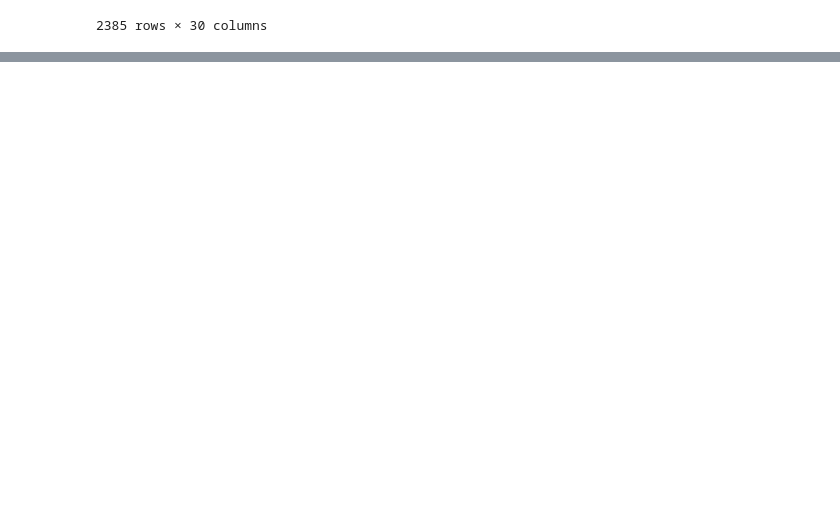
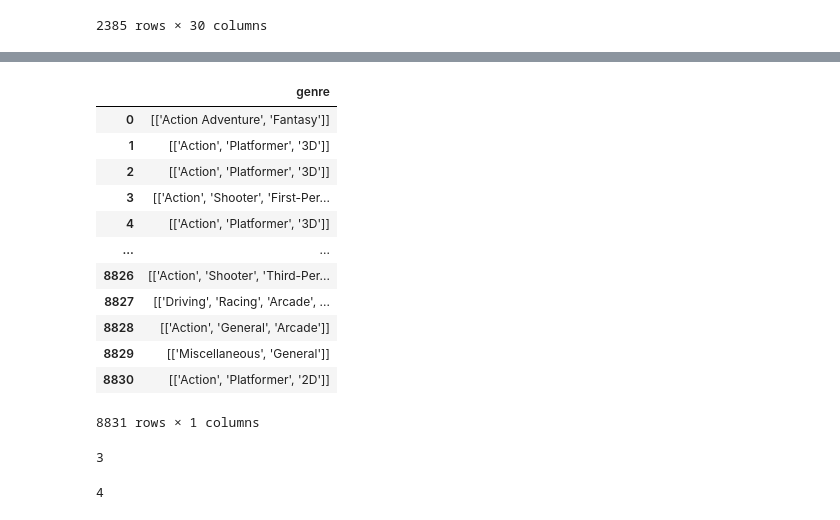
Before and after one commit to Marek-TL/BachelorThesis, a Jupyter notebook: bachelor_notebook.ipynb, the cells around one changed output, grey strips where cells are left out. Drawn from its saved outputs; the diff is of its cells as text; code cells hidden in the pictures; blank space fills up the shorter version.

```diff
--- a/bachelor_notebook.ipynb
+++ b/bachelor_notebook.ipynb
@@ -415,0 +509,32 @@ metacrit_data[filt_only]
+# %%
+hh=metacrit_data["genre"].str.split(",")
+# %%
+dftest=pd.DataFrame(hh)
+dftest
+# %% [output]
+|  | genre |
+| 0 | [['Action Adventure', 'Fantasy']] |
+| 1 | [['Action', 'Platformer', '3D']] |
+| 2 | [['Action', 'Platformer', '3D']] |
+| 3 | [['Action', 'Shooter', 'First-Per... |
+| 4 | [['Action', 'Platformer', '3D']] |
+| ... | ... |
+| 8826 | [['Action', 'Shooter', 'Third-Per... |
+| 8827 | [['Driving', 'Racing', 'Arcade', ... |
+| 8828 | [['Action', 'General', 'Arcade']] |
+| 8829 | [['Miscellaneous', 'General']] |
+| 8830 | [['Action', 'Platformer', '2D']] |
+8831 rows × 1 columns
+# %%
+gen_list=metacrit_data["genre"].str.split(",")
+len(gen_list[8830])
+# %% [output]
+3
+# %%
+stringvar = "one;two;three;four"
+
+lst = stringvar.split(";")
+stringcount = len(lst)
+stringcount
+# %% [output]
+4
```
Also changed, not shown: parts of 36 cells of this notebook.
